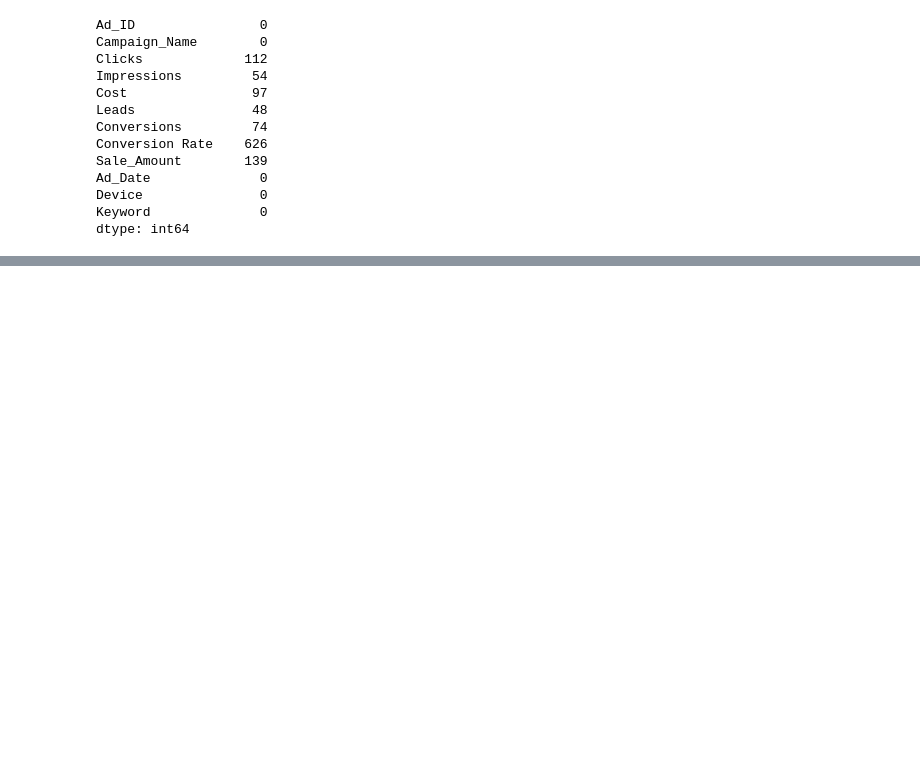
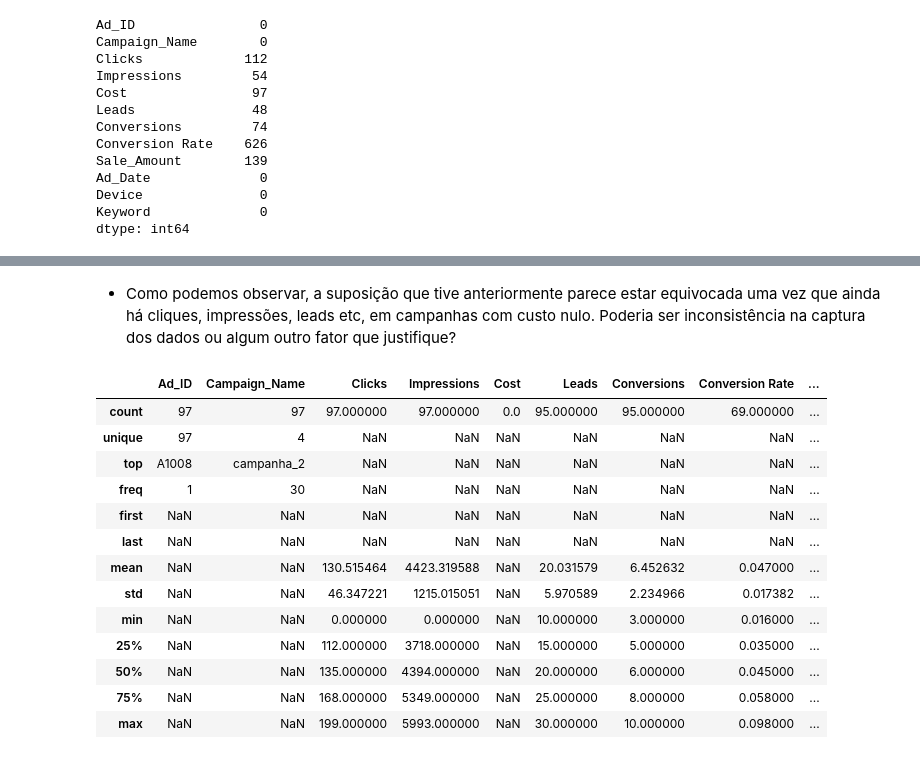
Before and after one commit to DieGod-DS/Google_Ads_Analisys, a Jupyter notebook: notebooks/3.ExploratoryDataAnalisys.ipynb, the cells around one changed output, grey strips where cells are left out. Cells and saved outputs as stored; diff of their text form; code cells hidden in the pictures; blank space fills up the shorter version.

```diff
--- a/notebooks/3.ExploratoryDataAnalisys.ipynb
+++ b/notebooks/3.ExploratoryDataAnalisys.ipynb
@@ -187,0 +193,3 @@ Antes de remover qualquer valor desses, iremos conferir se de fato é uma inconc
+# %%
+df['Clicks'].fillna(0, inplace=True)
+df['Impressions'].fillna(0, inplace=True)
@@ -187,0 +200,3 @@ Antes de remover qualquer valor desses, iremos conferir se de fato é uma inconc
+# %%
+df_custo_nulo = df.loc[df['Cost'].isna()]
+df_custo_nulo
@@ -187,0 +217,19 @@ Antes de remover qualquer valor desses, iremos conferir se de fato é uma inconc
+# %% [markdown]
+- Como podemos observar, a suposição que tive anteriormente parece estar equivocada uma vez que ainda há cliques, impressões, leads etc, em campanhas com custo nulo. Poderia ser inconsistência na captura dos dados ou algum outro fator que justifique?
+# %%
+df_custo_nulo.describe(include='all')
+# %% [output]
+|  | Ad_ID | Campaign_Name | Clicks | Impressions | Cost | Leads | Conversions | Conversion Rate | ... |
+| count | 97 | 97 | 97.000000 | 97.000000 | 0.0 | 95.000000 | 95.000000 | 69.000000 | ... |
+| unique | 97 | 4 | NaN | NaN | NaN | NaN | NaN | NaN | ... |
+| top | A1008 | campanha_2 | NaN | NaN | NaN | NaN | NaN | NaN | ... |
+| freq | 1 | 30 | NaN | NaN | NaN | NaN | NaN | NaN | ... |
+| first | NaN | NaN | NaN | NaN | NaN | NaN | NaN | NaN | ... |
+| last | NaN | NaN | NaN | NaN | NaN | NaN | NaN | NaN | ... |
+| mean | NaN | NaN | 130.515464 | 4423.319588 | NaN | 20.031579 | 6.452632 | 0.047000 | ... |
+| std | NaN | NaN | 46.347221 | 1215.015051 | NaN | 5.970589 | 2.234966 | 0.017382 | ... |
+| min | NaN | NaN | 0.000000 | 0.000000 | NaN | 10.000000 | 3.000000 | 0.016000 | ... |
+| 25% | NaN | NaN | 112.000000 | 3718.000000 | NaN | 15.000000 | 5.000000 | 0.035000 | ... |
+| 50% | NaN | NaN | 135.000000 | 4394.000000 | NaN | 20.000000 | 6.000000 | 0.045000 | ... |
+| 75% | NaN | NaN | 168.000000 | 5349.000000 | NaN | 25.000000 | 8.000000 | 0.058000 | ... |
+| max | NaN | NaN | 199.000000 | 5993.000000 | NaN | 30.000000 | 10.000000 | 0.098000 | ... |
```
Also changed, not shown: parts of 19 cells of this notebook.
